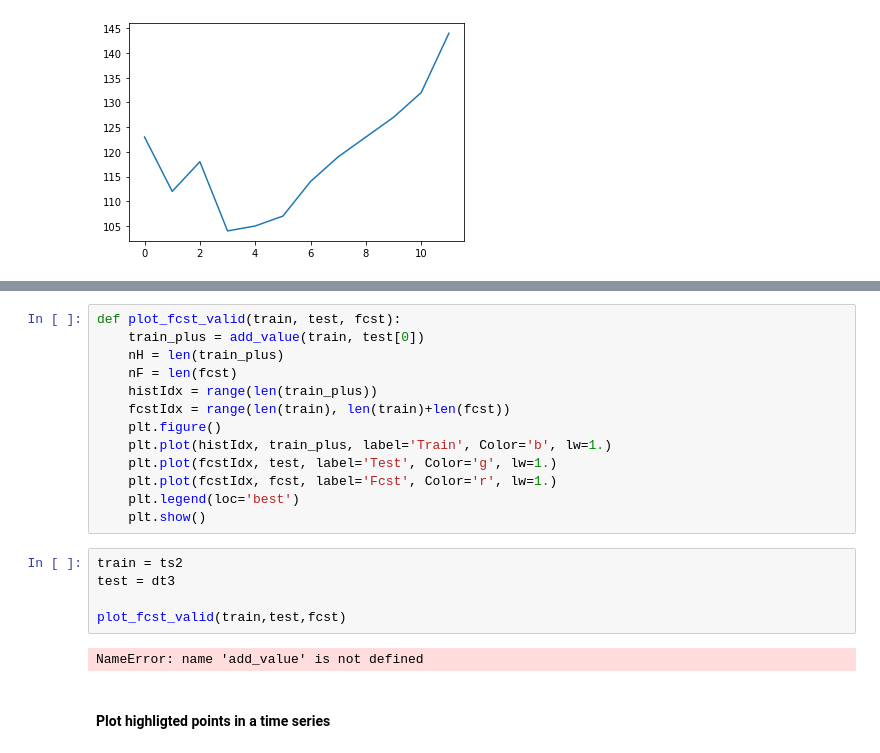
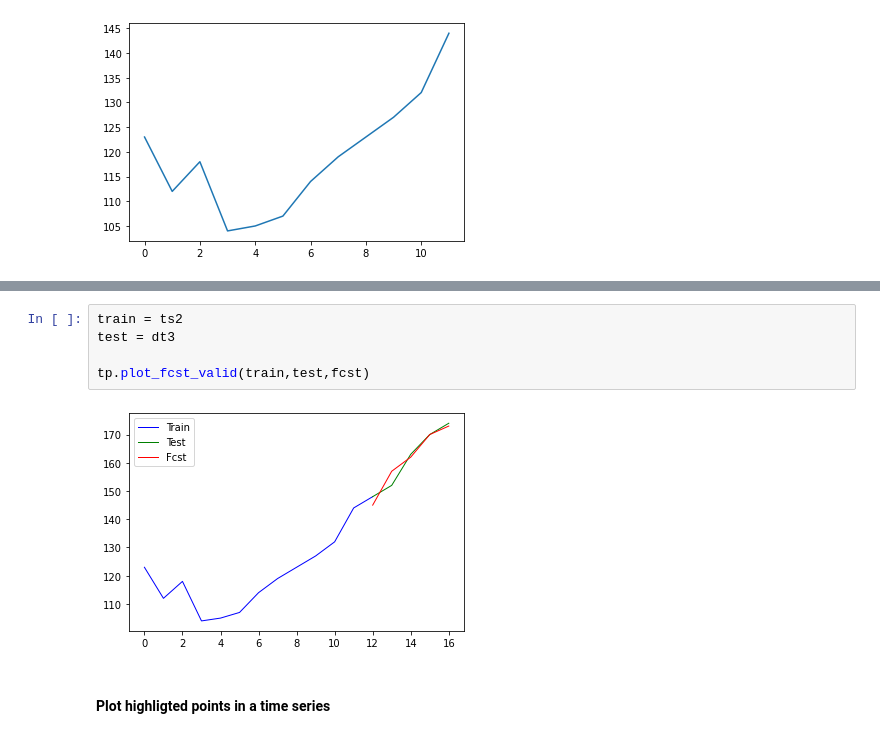
Before and after one commit to miltonluaces/time_series, a Jupyter notebook: visualization/ts_visual.ipynb, the cells around one changed output, grey strips where cells are left out. Saved outputs shown, nothing was run; the diff lists cells and outputs as text.

Commit message:
trend, visualization utils

```diff
--- a/visualization/ts_visual.ipynb
+++ b/visualization/ts_visual.ipynb
@@ -96,24 +53,11 @@ plot_fcst(ts_hist, ts_fcst)
 # %% [output]
 [figure]
-# %%
-def plot_fcst_valid(train, test, fcst):
-    train_plus = add_value(train, test[0])
-    nH = len(train_plus)
-    nF = len(fcst)
-    histIdx = range(len(train_plus))
-    fcstIdx = range(len(train), len(train)+len(fcst))
-    plt.figure()
-    plt.plot(histIdx, train_plus, label='Train', Color='b', lw=1.)
-    plt.plot(fcstIdx, test, label='Test', Color='g', lw=1.)
-    plt.plot(fcstIdx, fcst, label='Fcst', Color='r', lw=1.)
-    plt.legend(loc='best')
-    plt.show()
 # %%
 train = ts2
 test = dt3
 
-plot_fcst_valid(train,test,fcst)
+tp.plot_fcst_valid(train,test,fcst)
 # %% [output]
-NameError: name 'add_value' is not defined
+[figure, added]
 # %% [markdown]
 #### Plot highligted points in a time series
```
Also changed, not shown: parts of 20 cells of this notebook, 14 other files.
